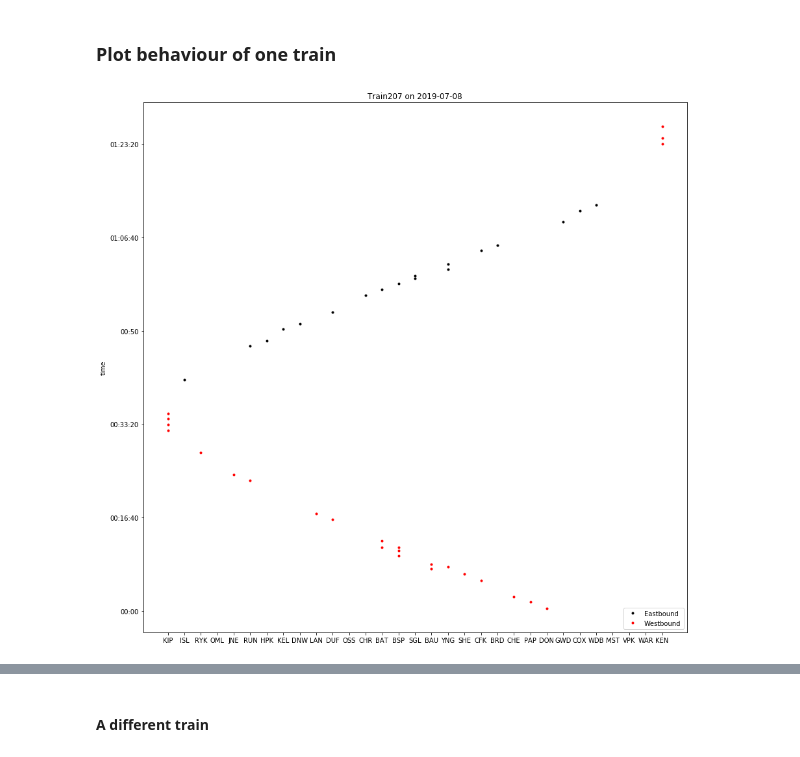
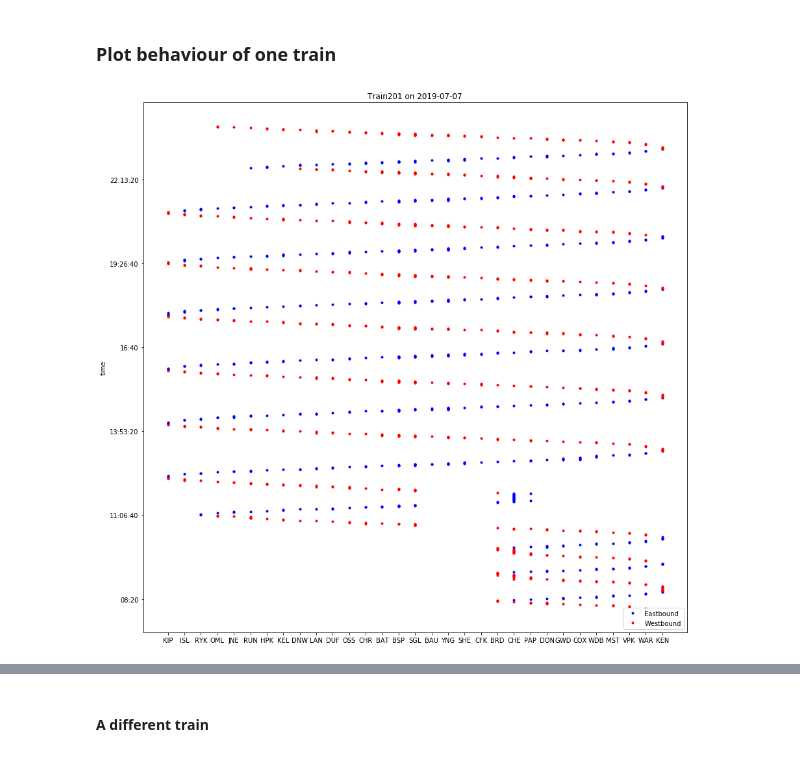
Before and after one commit to CivicTechTO/ttc_subway_times, a Jupyter notebook: doc/arrival_time_exploration_ver2.ipynb, the cells around one changed output, grey strips where cells are left out. Cells and saved outputs as stored; diff of their text form; code cells hidden in the pictures.

```diff
--- a/doc/arrival_time_exploration_ver2.ipynb
+++ b/doc/arrival_time_exploration_ver2.ipynb
@@ -30,9 +33,10 @@ df = pd.merge(left=responses, right=requests, left_on='requestid',
 #### Select Line 2 trains At Station
 # %%
 ## Line 2 (BD) trains
-trains_BD = df[df['subwayline'] == 'BD'];
+trains_BD = df[df['subwayline'] == 'BD'].copy();
 
 # separate date and time
 r_date = pd.to_datetime(trains_BD['request_date']);
+
 trains_BD['date'] = r_date.dt.date;
 trains_BD['time'] = r_date.dt.time;
@@ -106,3 +55,15 @@ Number of Arriving trains:  17884
+# %%
+# Find trains at station
+trains_BD_AtStation = trains_BD[trains_BD['train_message'] == 'AtStation'];
+
+# Find trains arriving between 0 to 2 min exclusive
+trains_BD_Delayed = trains_BD[(trains_BD['train_message'] == 'Delayed') &
+                              (trains_BD['timint'] <2) &
+                              (trains_BD['timint'] >0)];
+
+trains_BD_Arriving = trains_BD[(trains_BD['train_message'] == 'Arriving') &
+                              (trains_BD['timint'] <2) &
+                              (trains_BD['timint'] >0)];
 # %% [markdown]
 #### Merge three dataframes and remove duplicates when trains are at station
 # %%
@@ -115,0 +123,17 @@ merged.drop(merged[merged.duplicated(subset='create_date', keep=False) &
+# %%
+# If trains are arriving or delayed in two stations,
+# keep the one takes shorter time to arrive or the first one
+
+# sort based on Time remaining until train arrives at station (timint)
+merged = pd.concat((trains_BD_AtStation.sort_values(
+        by=['timint']), trains_BD_Arriving.sort_values(by=['timint'])), axis=0);
+
+merged = pd.concat((merged, trains_BD_Delayed.sort_values(
+        by=['timint'])), axis=0);
+l1 = len(merged); # store length for comparison
+
+## Now it should be in the order AtStation / timint(ascending) -> Arriving / timint(ascending) -> Delayed / timint(ascending)
+# remove duplicates
+merged.drop_duplicates(subset=['trainid','create_date'],keep='first',inplace=True);
+
+print('Number of duplicates = ', l1-len(merged));
@@ -133,20 +165,20 @@ merged.sort_values(by=['date','trainid','time'], inplace=True);
 import matplotlib.pyplot as plt
 # %%
 plt.figure(figsize=(15, 15))
-train = 207;
-day = datetime.date(2019,7,8);
+train = 201;
+day = datetime.date(2019,7,7);
 plt.plot(merged[(merged['trainid'] == train) & (merged['traindirection'] == 'East') &
                 (merged['date'] == day)]['stationid'],
         merged[(merged['trainid'] == train) & (merged['traindirection'] == 'East') &
-                (merged['date'] == day)]['time'],'k.', label='Eastbound')
+                (merged['date'] == day)]['time'],'b.', label='Eastbound')
 
 plt.plot(merged[(merged['trainid'] == train) & (merged['traindirection'] == 'West') &
                 (merged['date'] == day)]['stationid'],
         merged[(merged['trainid'] == train) & (merged['traindirection'] == 'West') &
                 (merged['date'] == day)]['time'],'r.', label='Westbound')
 plt.xticks(merged['stationid'].unique(), merged['station_char'].unique())
 plt.title('Train'+str(train)+' on '+str(day))
 plt.legend(loc='lower right')
 plt.show()
 # %% [output]
-[figure, old version]
+[figure, new version]
```
Also changed, not shown: parts of 22 cells of this notebook, 2 other files.
